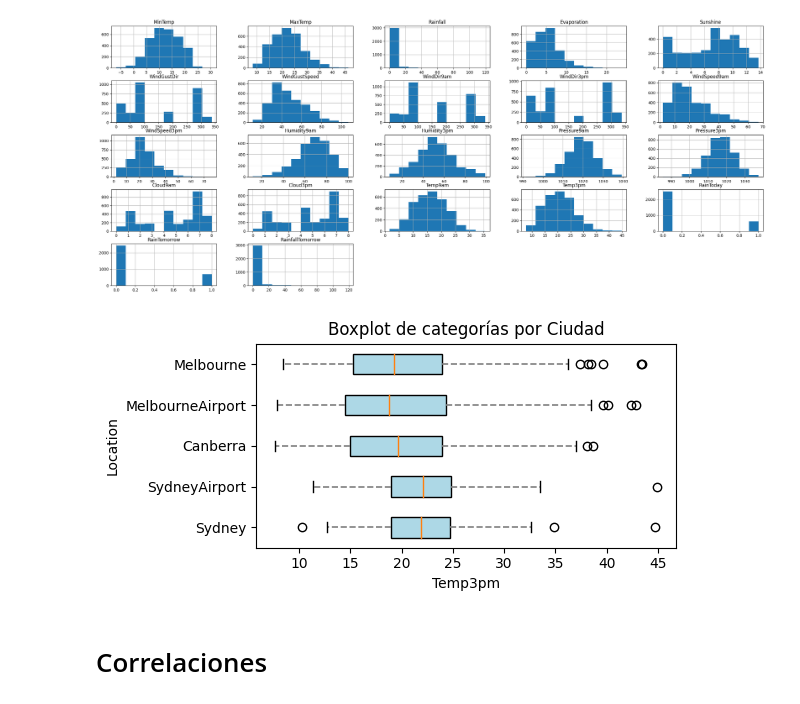
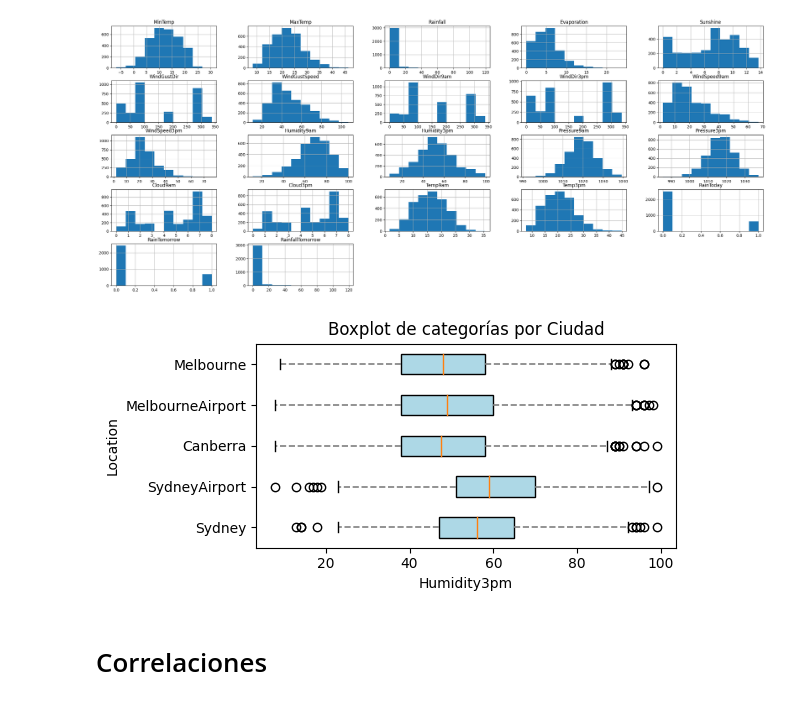
Before and after one commit to MiguelMussi/Apr_Aut_1_TP, a Jupyter notebook: TP-AA1.ipynb, the cells around one changed output. Drawn from its saved outputs; the diff is of its cells as text; code cells hidden in the pictures.

```diff
--- a/TP-AA1.ipynb
+++ b/TP-AA1.ipynb
@@ -90,11 +93,11 @@ Drive already mounted at /content/drive; to attempt to forcibly remount, call dr
 #@title DataFrame
 
 # Path 1 - Referenciado a la carpeta de Drive
-file_path= '/content/drive/MyDrive/UNR/4 - Aprendizaje Automático (IA41)/Trabajo Práctico (AA1)/weatherAUS.csv'
-df_original = pd.read_csv(file_path, sep=',', engine='python')
+#file_path= '/content/drive/MyDrive/UNR/4 - Aprendizaje Automático (IA41)/Trabajo Práctico (AA1)/weatherAUS.csv'
+#df_original = pd.read_csv(file_path, sep=',', engine='python')
 
 # Path 2 - Mismo directorio
-# df = pd.read_csv('weatherAUS.csv', sep=',', engine='python')
+df_original = pd.read_csv('weatherAUS.csv', sep=',', engine='python')
 # %%
 df_original
 # %% [output]
@@ -320,36 +323,36 @@ plt.show()
 # WindGustDir, WindGustSpeed, WindDir9am, WindDir3pm, WindSpeed9am
 # WindSpeed3pm, Humidity9am, Humidity3pm, Pressure9am, Pressure3pm
 # Cloud9am, Cloud3pm, Temp9am, Temp3pm, RainToday, RainTomorrow, RainfallTomorrow
-target = 'Temp3pm'
+target = 'Humidity3pm'
 
 # Configuración de estilo y tamaño del gráfico
 plt.figure(figsize=(6, 3))
 
 # Crear el gráfico de boxplot con barrios en el eje vertical y precios en el eje horizontal
 boxplot = plt.boxplot([df[df['Location'] == location][target] for location in df['Location'].unique()],
                       vert=False,  # Boxplots horizontales
                       patch_artist=True)  # Para personalizar colores de los cuadros
 
 # Personalizar el color de los cuadros (box) y los bigotes (whisker)
 for box in boxplot['boxes']:
     box.set(facecolor='lightblue')
 for whisker in boxplot['whiskers']:
     whisker.set(color='gray', linewidth=1.2, linestyle='--')
 
 # Etiquetas y título del gráfico
 plt.yticks(range(1, len(df['Location'].unique()) + 1), df['Location'].unique())  # Etiquetas en el eje y
 plt.xlabel(target)
 plt.ylabel('Location')
 plt.title('Boxplot de categorías por Ciudad')
 
 # Desactivar notación científica en el eje horizontal (precios)
 plt.ticklabel_format(axis='x', style='plain')
 
 # Mostrar el gráfico
 plt.tight_layout()
 plt.show()
 # %% [output]
-[figure, old version]
+[figure, new version]
 # %% [markdown]
 # Correlaciones
 # %%
```
Also changed, not shown: parts of 30 cells of this notebook.
